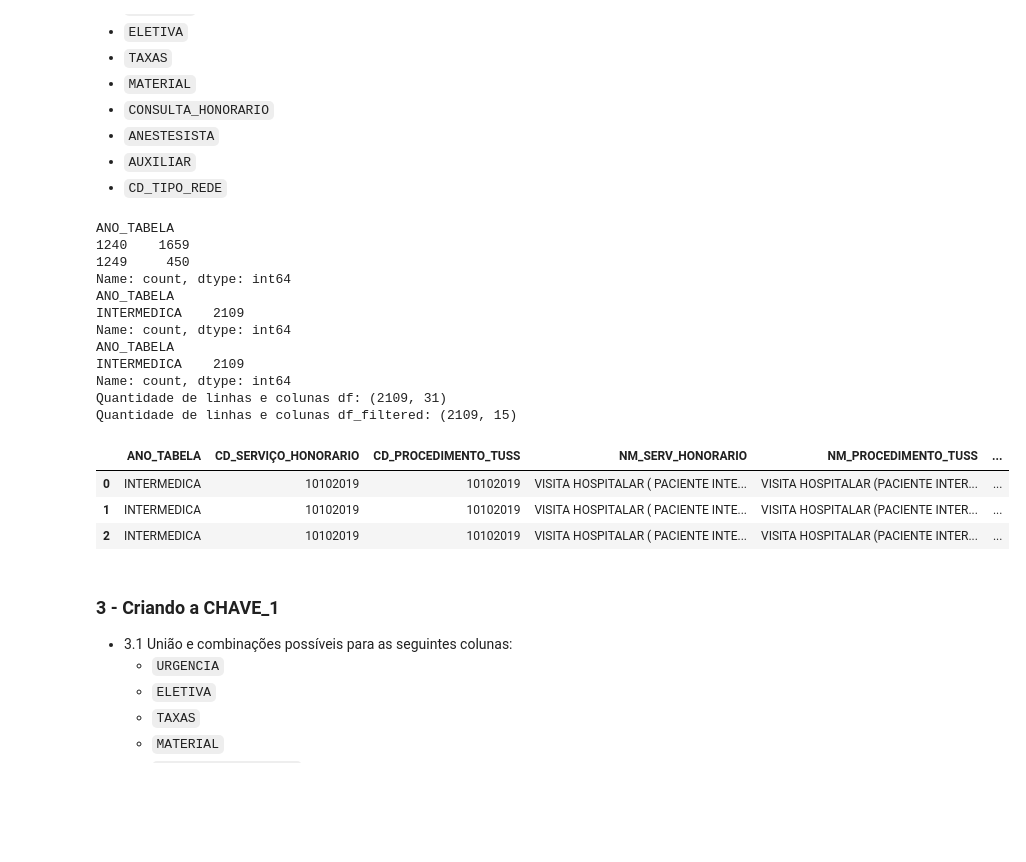
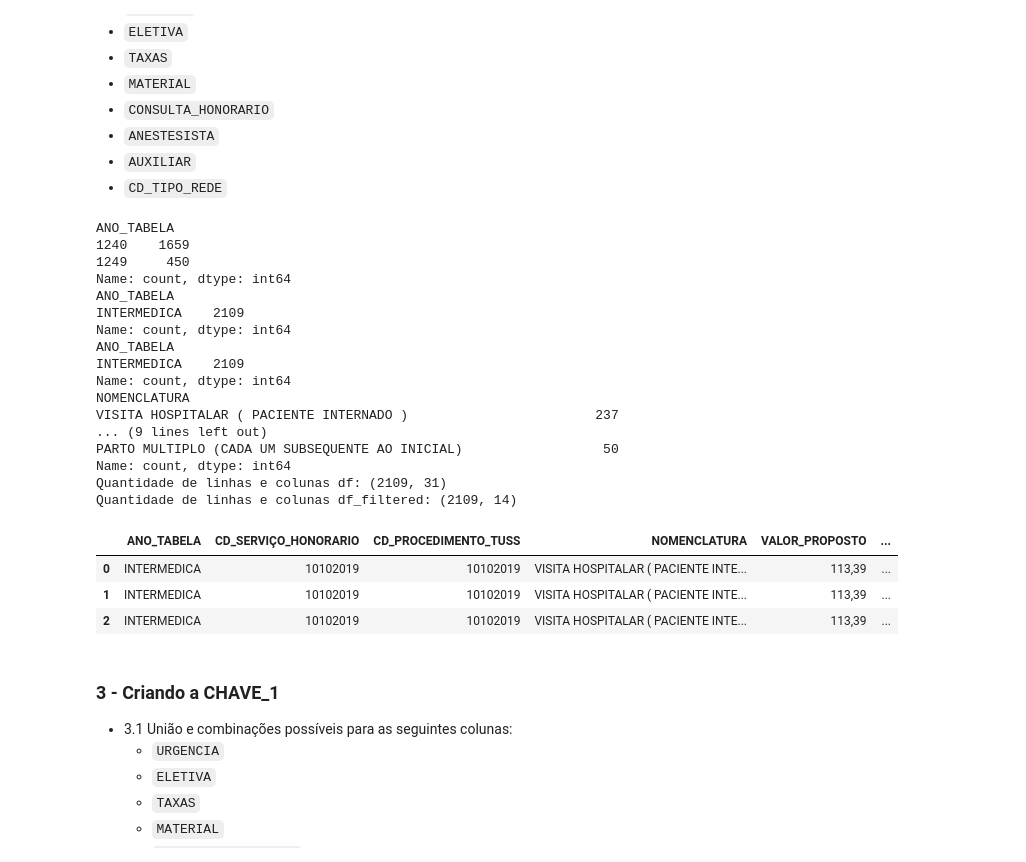
Before and after one commit to Jefferson170713/Project_HapDoc, a Jupyter notebook: script_teste.ipynb, the cells around one changed output. Saved outputs shown, nothing was run; the diff lists cells and outputs as text; code cells hidden in the pictures; blank space fills up the shorter version.

```diff
--- a/script_teste.ipynb
+++ b/script_teste.ipynb
@@ -46,6 +46,8 @@ import pandas as pd
 df_cod = pd.read_csv(r'./modelo_cod_renomeacao.csv', sep=';', encoding='latin1', low_memory=False)
 # mostrando a quantidade de linhas e colunas
 print(f'Quantidade de linhas e colunas: {df_cod.shape}')
+# Renomendando as colunas
+df_cod.rename( columns={'COD_RENOMEACAO':'CD_SERVIÇO_HONORARIO'}, inplace=True)
 # Mostrando as colunas
 print(f'Colunas: \n {df_cod.columns}')
 # Mostrando as primeiras linhas
@@ -115,38 +117,53 @@ map_dict = dict(zip(df_sigo['ANO_TABELA'], df_sigo['DESCRICAO']))
 
 # Substituindo os valores em df_filtered['ANO_TABELA'] com base no dicionário
 df_filtered['ANO_TABELA'] = df_filtered['ANO_TABELA'].map(map_dict).fillna(df_filtered['ANO_TABELA'])
 
 # Mostrando as primeiras linhas para verificar
 print(df_filtered['ANO_TABELA'].value_counts())
 df_filtered.head(3)
 print(df_filtered['ANO_TABELA'].value_counts())
+
+# Buscando os valores que estão no df_cod e no df_filtered
+df_filtered['NOMENCLATURA'] = np.where(df_filtered['CD_SERVIÇO_HONORARIO'].isin(df_cod['CD_SERVIÇO_HONORARIO']), df_filtered['NM_PROCEDIMENTO_TUSS'], df_filtered['NM_SERV_HONORARIO'])
+# Mostrando os valores que estão no df_cod e no df_filtered
+print(df_filtered['NOMENCLATURA'].value_counts())
+
+columns_selects= ['ANO_TABELA', 'CD_SERVIÇO_HONORARIO', 'CD_PROCEDIMENTO_TUSS', 'NOMENCLATURA', 'VALOR_PROPOSTO',
+   'CD_TIPO_ACOMODACAO', 'URGENCIA', 'ELETIVA', 'TAXAS', 'MATERIAL','CONSULTA_HONORARIO', 'ANESTESISTA', 'AUXILIAR', 'CD_TIPO_REDE']
+
+df_filtered = df_filtered[columns_selects].copy()
 # removendo as duplicatas
 df_filtered.drop_duplicates(inplace=True)
 # resetando o index
 df_filtered.reset_index(drop=True, inplace=True)
 # Mostrando a quantidade de linhas e colunas
 print(f'Quantidade de linhas e colunas df: {df.shape}')
 print(f'Quantidade de linhas e colunas df_filtered: {df_filtered.shape}')
 
 # Mostrando as primeiras linhas
 df_filtered.head(3)
 # %% [output]
 ANO_TABELA
 1240    1659
 1249     450
 Name: count, dtype: int64
 ANO_TABELA
 INTERMEDICA    2109
 Name: count, dtype: int64
 ANO_TABELA
 INTERMEDICA    2109
 Name: count, dtype: int64
+NOMENCLATURA
+VISITA HOSPITALAR ( PACIENTE INTERNADO )                        237
+... (9 lines left out)
+PARTO MULTIPLO (CADA UM SUBSEQUENTE AO INICIAL)                  50
+Name: count, dtype: int64
 Quantidade de linhas e colunas df: (2109, 31)
-Quantidade de linhas e colunas df_filtered: (2109, 15)
+Quantidade de linhas e colunas df_filtered: (2109, 14)
-|  | ANO_TABELA | CD_SERVIÇO_HONORARIO | CD_PROCEDIMENTO_TUSS | NM_SERV_HONORARIO | NM_PROCEDIMENTO_TUSS | ... |
-| 0 | INTERMEDICA | 10102019 | 10102019 | VISITA HOSPITALAR ( PACIENTE INTE... | VISITA HOSPITALAR (PACIENTE INTER... | ... |
-| 1 | INTERMEDICA | 10102019 | 10102019 | VISITA HOSPITALAR ( PACIENTE INTE... | VISITA HOSPITALAR (PACIENTE INTER... | ... |
-| 2 | INTERMEDICA | 10102019 | 10102019 | VISITA HOSPITALAR ( PACIENTE INTE... | VISITA HOSPITALAR (PACIENTE INTER... | ... |
+|  | ANO_TABELA | CD_SERVIÇO_HONORARIO | CD_PROCEDIMENTO_TUSS | NOMENCLATURA | VALOR_PROPOSTO | ... |
+| 0 | INTERMEDICA | 10102019 | 10102019 | VISITA HOSPITALAR ( PACIENTE INTE... | 113,39 | ... |
+| 1 | INTERMEDICA | 10102019 | 10102019 | VISITA HOSPITALAR ( PACIENTE INTE... | 113,39 | ... |
+| 2 | INTERMEDICA | 10102019 | 10102019 | VISITA HOSPITALAR ( PACIENTE INTE... | 113,39 | ... |
 # %% [markdown]
 ### 3 - Criando a CHAVE_1
    - 3.1 União e combinações possíveis para as seguintes colunas:
```
Also changed, not shown: parts of 5 cells of this notebook.
